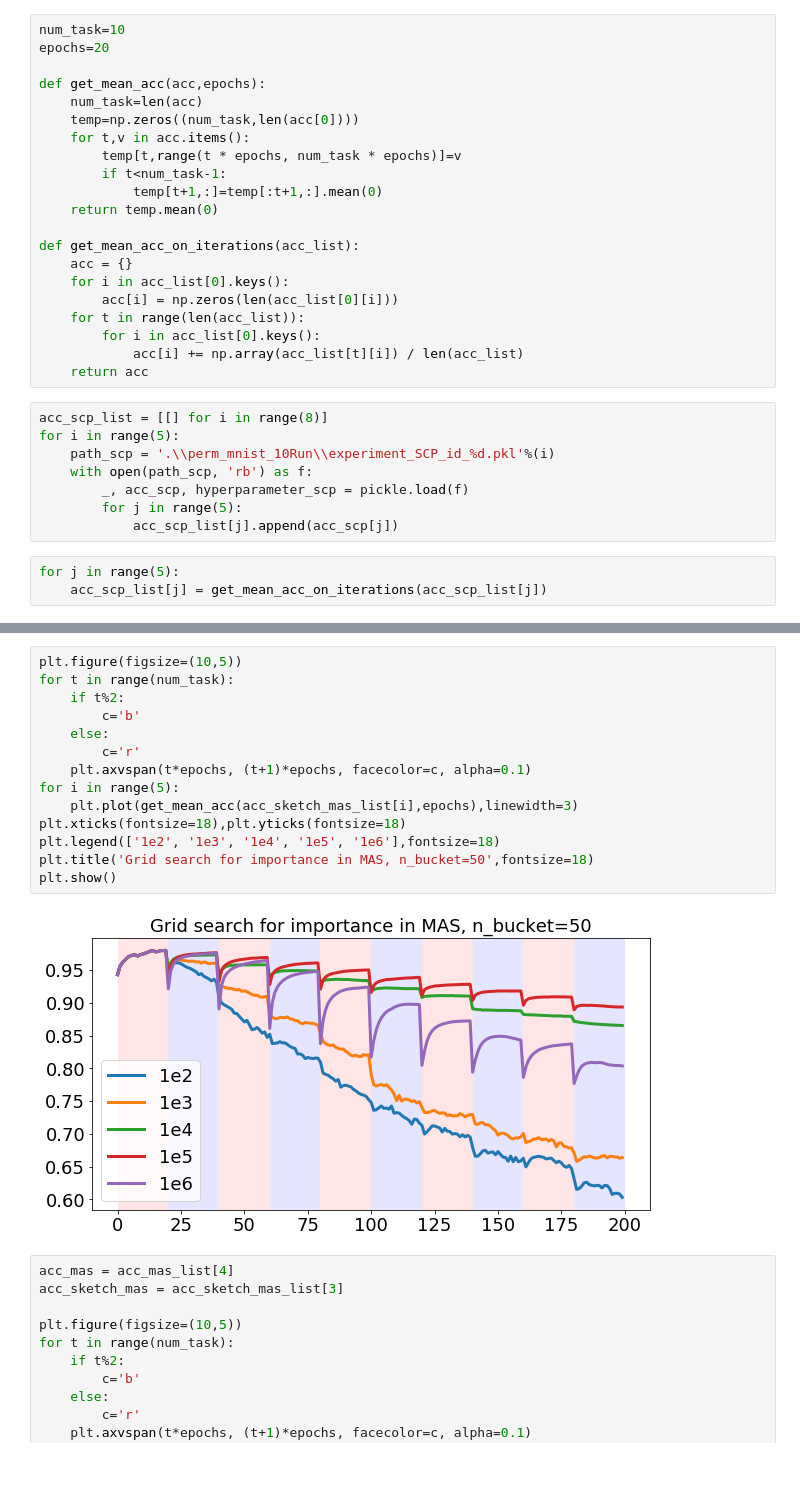
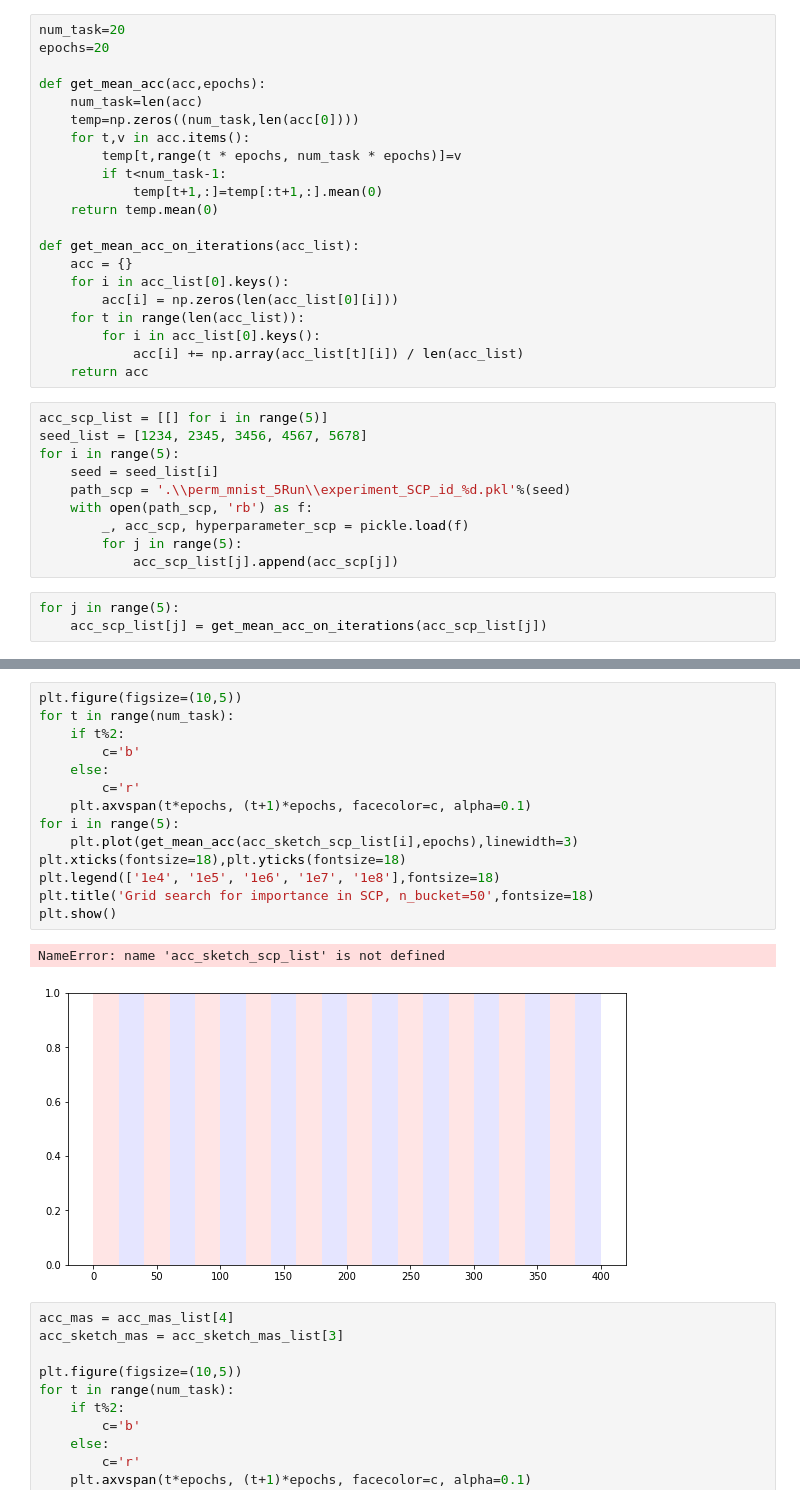
Before and after one commit to lihr04/corel2m, a Jupyter notebook: Visualization_SCP.ipynb, the cells around one changed output, grey strips where cells are left out. Saved outputs shown, nothing was run; the diff lists cells and outputs as text; blank space fills up the shorter version.

```diff
--- a/Visualization_SCP.ipynb
+++ b/Visualization_SCP.ipynb
@@ -5,5 +12,5 @@ import numpy as np
 # %%
-num_task=10
+num_task=20
 epochs=20
 
 def get_mean_acc(acc,epochs):
@@ -24,9 +31,11 @@ def get_mean_acc_on_iterations(acc_list):
             acc[i] += np.array(acc_list[t][i]) / len(acc_list)
     return acc
 # %%
-acc_scp_list = [[] for i in range(8)]
+acc_scp_list = [[] for i in range(5)]
+seed_list = [1234, 2345, 3456, 4567, 5678]
 for i in range(5):
-    path_scp = '.\\perm_mnist_10Run\\experiment_SCP_id_%d.pkl'%(i)
+    seed = seed_list[i]
+    path_scp = '.\\perm_mnist_5Run\\experiment_SCP_id_%d.pkl'%(seed)
     with open(path_scp, 'rb') as f:
         _, acc_scp, hyperparameter_scp = pickle.load(f)
         for j in range(5):
@@ -53,19 +62,20 @@ plt.show()
 # %%
 plt.figure(figsize=(10,5))
 for t in range(num_task):
     if t%2:
         c='b'
     else:
         c='r'
     plt.axvspan(t*epochs, (t+1)*epochs, facecolor=c, alpha=0.1)
 for i in range(5):
-    plt.plot(get_mean_acc(acc_sketch_mas_list[i],epochs),linewidth=3)
+    plt.plot(get_mean_acc(acc_sketch_scp_list[i],epochs),linewidth=3)
 plt.xticks(fontsize=18),plt.yticks(fontsize=18)
-plt.legend(['1e2', '1e3', '1e4', '1e5', '1e6'],fontsize=18)
-plt.title('Grid search for importance in MAS, n_bucket=50',fontsize=18)
+plt.legend(['1e4', '1e5', '1e6', '1e7', '1e8'],fontsize=18)
+plt.title('Grid search for importance in SCP, n_bucket=50',fontsize=18)
 plt.show()
 # %% [output]
+NameError: name 'acc_sketch_scp_list' is not defined
-[figure, old version]
+[figure, new version]
 # %%
 acc_mas = acc_mas_list[4]
 acc_sketch_mas = acc_sketch_mas_list[3]
```
Also changed, not shown: parts of 2 cells of this notebook, 3 other files.
